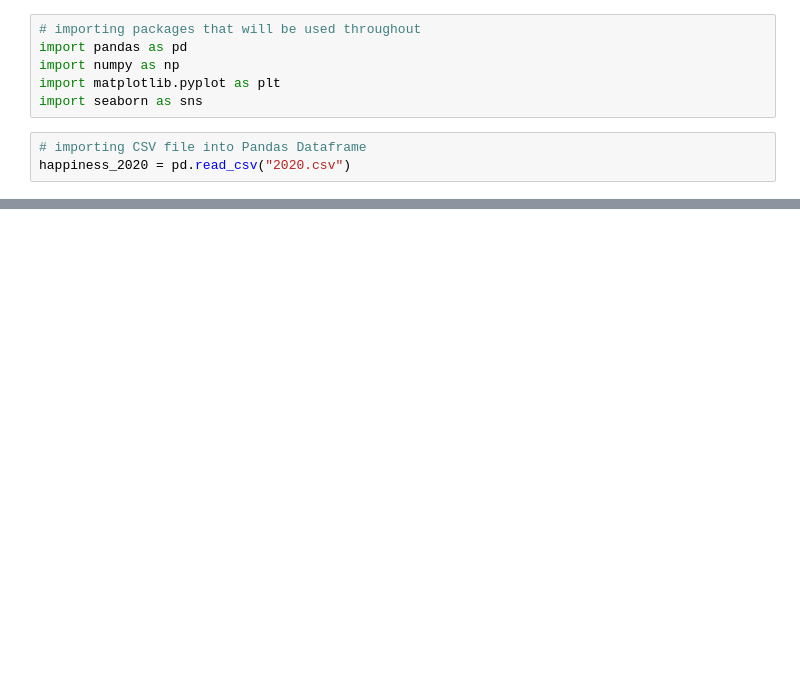
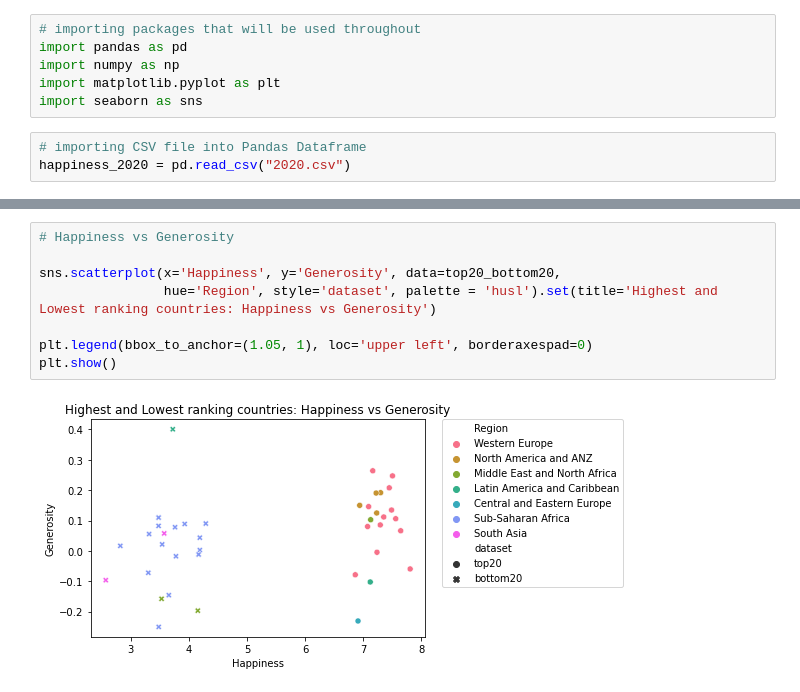
Before and after one commit to Ailo009/UCDPA_ailismardonegan, a Jupyter notebook: AME_Project.ipynb, the cells around one changed output, grey strips where cells are left out. Cells and saved outputs as stored; diff of their text form; blank space fills up the shorter version.

```diff
--- a/AME_Project.ipynb
+++ b/AME_Project.ipynb
@@ -28,0 +397,10 @@ happiness_2020.sort_values(by= 'Ladder score', ascending=False)
+# %%
+# Happiness vs Generosity
+
+sns.scatterplot(x='Happiness', y='Generosity', data=top20_bottom20,
+                hue='Region', style='dataset', palette = 'husl').set(title='Highest and Lowest ranking countries: Happiness vs Generosity')
+
+plt.legend(bbox_to_anchor=(1.05, 1), loc='upper left', borderaxespad=0)
+plt.show()
+# %% [output]
+[figure, added]
```
Also changed, not shown: parts of 31 cells of this notebook.
